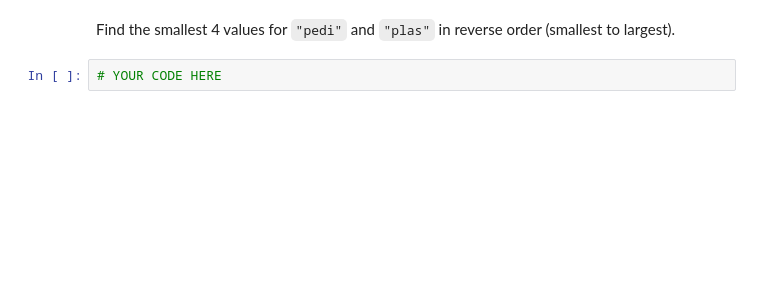
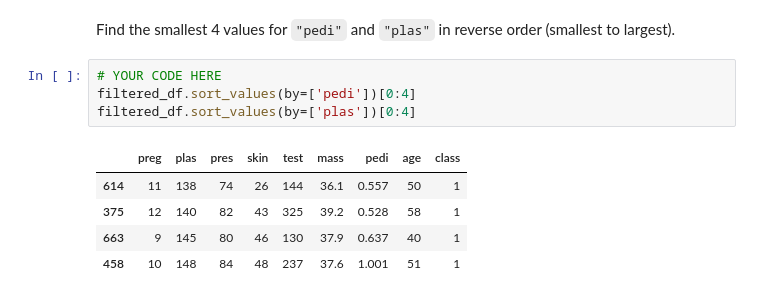
Before and after one commit to jpt1729/Week1-ml-ai, a Jupyter notebook: deepnote/John’s_Untitled_project/Week1_ml_ai-02_Pandas-Pandas_Exercises.ipynb, the cells around one changed output. Drawn from its saved outputs; the diff is of its cells as text; blank space fills up the shorter version.

```diff
--- a/deepnote/John’s_Untitled_project/Week1_ml_ai-02_Pandas-Pandas_Exercises.ipynb
+++ b/deepnote/John’s_Untitled_project/Week1_ml_ai-02_Pandas-Pandas_Exercises.ipynb
@@ -83,7 +197,15 @@ Now, let's find the 4 largest values for `"age"`.
 # %% [markdown]
 Find the smallest 4 values for `"pedi"` and `"plas"` in reverse order (smallest to largest).
-# %%
-# YOUR CODE HERE
+# %%
+# YOUR CODE HERE
+filtered_df.sort_values(by=['pedi'])[0:4]
+filtered_df.sort_values(by=['plas'])[0:4]
+# %% [output]
+|  | preg | plas | pres | skin | test | mass | pedi | age | class |
+| 614 | 11 | 138 | 74 | 26 | 144 | 36.1 | 0.557 | 50 | 1 |
+| 375 | 12 | 140 | 82 | 43 | 325 | 39.2 | 0.528 | 58 | 1 |
+| 663 | 9 | 145 | 80 | 46 | 130 | 37.9 | 0.637 | 40 | 1 |
+| 458 | 10 | 148 | 84 | 48 | 237 | 37.6 | 1.001 | 51 | 1 |
 # %% [markdown]
 <a style='text-decoration:none;line-height:16px;display:flex;color:#5B5B62;padding:10px;justify-content:end;' href='https://deepnote.com?utm_source=created-in-deepnote-cell&projectId=e0da1011-05b0-4561-9255-03e3a806dd32' target="_blank">
 <img alt='Created in deepnote.com' style='display:inline;max-height:16px;margin:0px;margin-right:7.5px;' src='embedded-picture-1' > </img>
```
Also changed, not shown: parts of 14 cells of this notebook, 1 other file.
